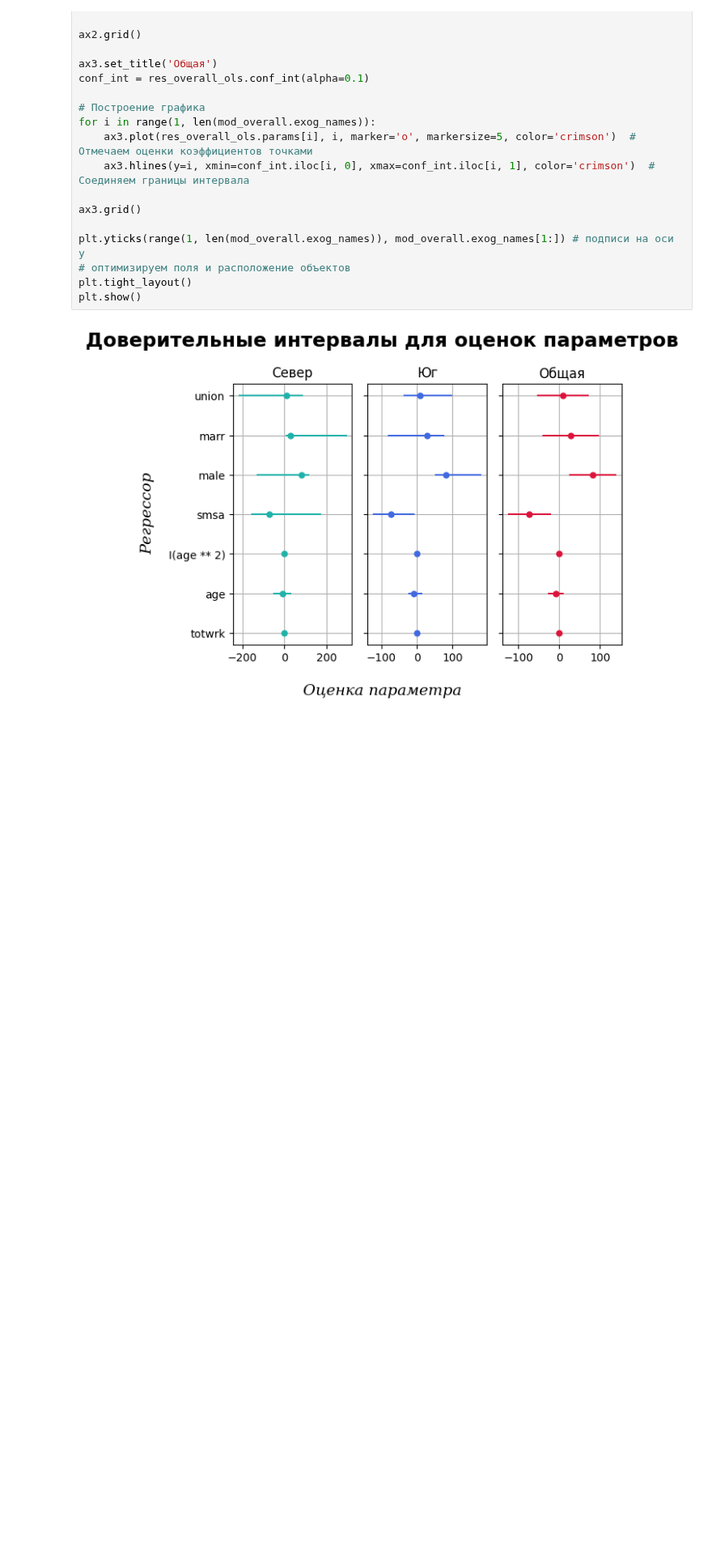
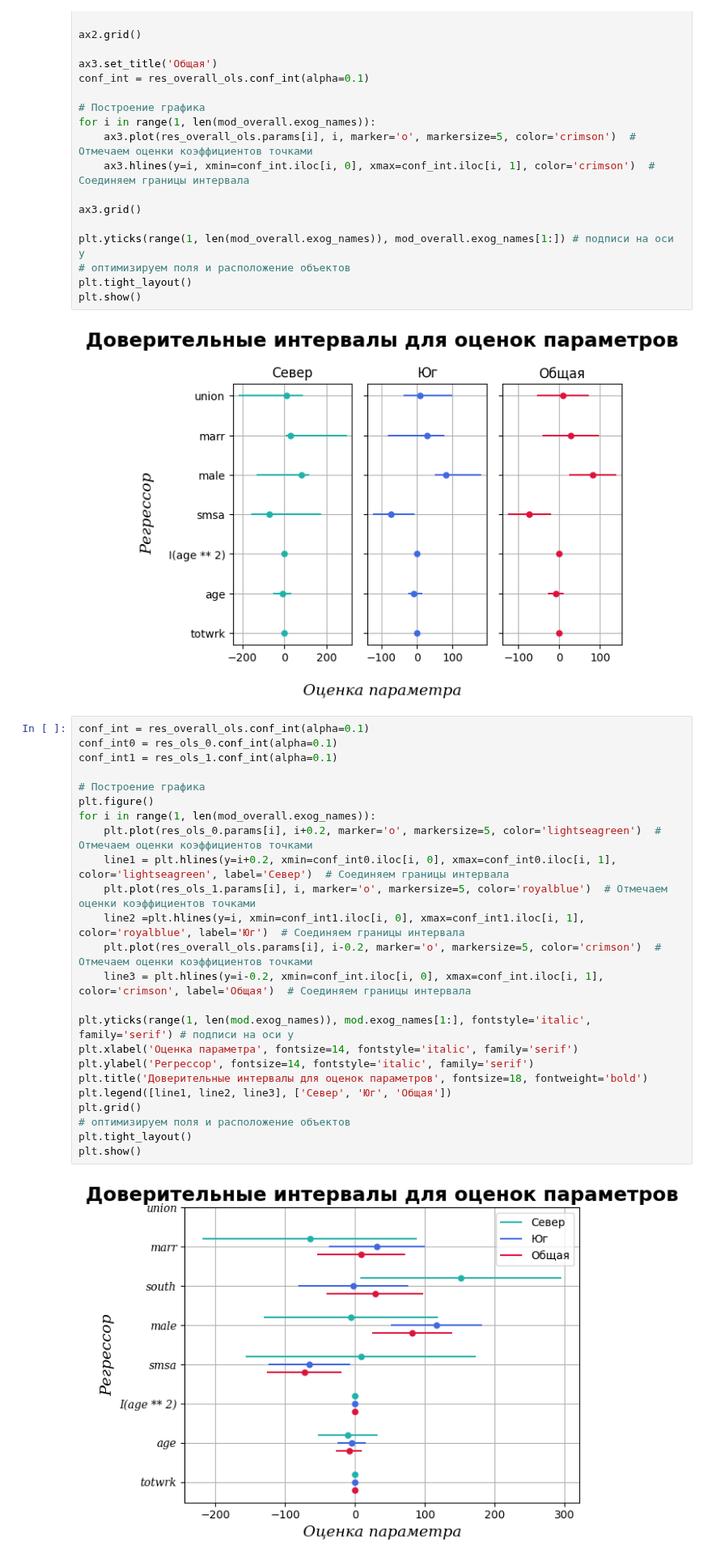
Before and after one commit to artamonoff/econometrica, a Jupyter notebook: econometrica-1/jupyter-notebooks/conf-intervals.ipynb, the cells around one changed output. Shown at 81% size. Drawn from its saved outputs; the diff is of its cells as text; blank space fills up the shorter version.

Commit message:
update conf-intervals: add visualization (by A. Lata)

```diff
--- a/econometrica-1/jupyter-notebooks/conf-intervals.ipynb
+++ b/econometrica-1/jupyter-notebooks/conf-intervals.ipynb
@@ -255,3 +255,29 @@ plt.tight_layout()
 plt.show()
 # %% [output]
 [figure]
+# %%
+conf_int = res_overall_ols.conf_int(alpha=0.1)
+conf_int0 = res_ols_0.conf_int(alpha=0.1)
+conf_int1 = res_ols_1.conf_int(alpha=0.1)
+
+# Построение графика
+plt.figure()
+for i in range(1, len(mod_overall.exog_names)):
+    plt.plot(res_ols_0.params[i], i+0.2, marker='o', markersize=5, color='lightseagreen')  # Отмечаем оценки коэффициентов точками
+    line1 = plt.hlines(y=i+0.2, xmin=conf_int0.iloc[i, 0], xmax=conf_int0.iloc[i, 1], color='lightseagreen', label='Север')  # Соединяем границы интервала
+    plt.plot(res_ols_1.params[i], i, marker='o', markersize=5, color='royalblue')  # Отмечаем оценки коэффициентов точками
+    line2 =plt.hlines(y=i, xmin=conf_int1.iloc[i, 0], xmax=conf_int1.iloc[i, 1], color='royalblue', label='Юг')  # Соединяем границы интервала
+    plt.plot(res_overall_ols.params[i], i-0.2, marker='o', markersize=5, color='crimson')  # Отмечаем оценки коэффициентов точками
+    line3 = plt.hlines(y=i-0.2, xmin=conf_int.iloc[i, 0], xmax=conf_int.iloc[i, 1], color='crimson', label='Общая')  # Соединяем границы интервала
+
+plt.yticks(range(1, len(mod.exog_names)), mod.exog_names[1:], fontstyle='italic', family='serif') # подписи на оси y
+plt.xlabel('Оценка параметра', fontsize=14, fontstyle='italic', family='serif')
+plt.ylabel('Регрессор', fontsize=14, fontstyle='italic', family='serif')
+plt.title('Доверительные интервалы для оценок параметров', fontsize=18, fontweight='bold')
+plt.legend([line1, line2, line3], ['Север', 'Юг', 'Общая'])
+plt.grid()
+# оптимизируем поля и расположение объектов
+plt.tight_layout()
+plt.show()
+# %% [output]
+[figure, added]
```
Also changed, not shown: parts of 1 cell of this notebook.
